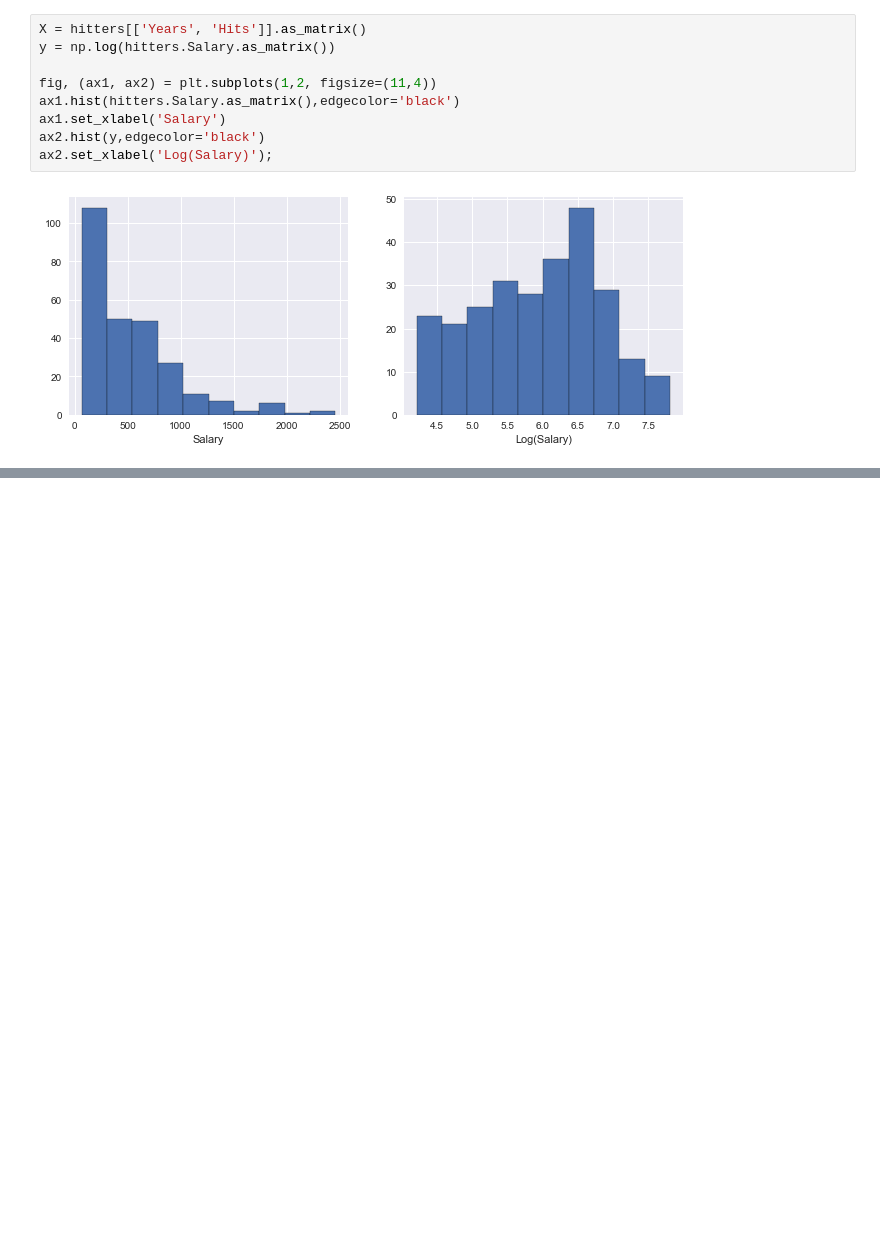
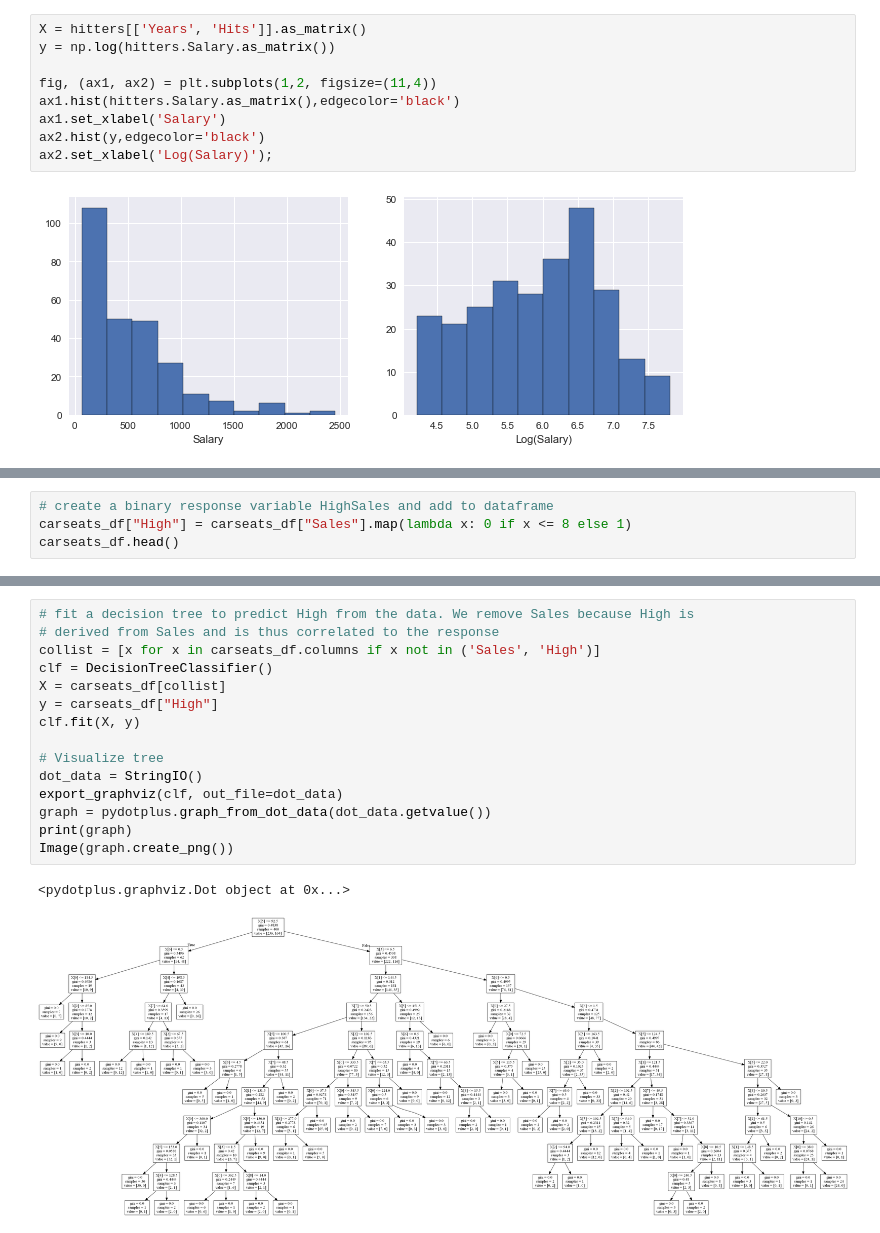
Before and after one commit to kuatroka/ISLR, a Jupyter notebook: SA - ISLR book chapter 8.ipynb, the cells around one changed output, grey strips where cells are left out. Drawn from its saved outputs; the diff is of its cells as text; blank space fills up the shorter version.

```diff
--- a/SA - ISLR book chapter 8.ipynb
+++ b/SA - ISLR book chapter 8.ipynb
@@ -78,0 +127,4 @@ graph = print_tree(regr, features=['Years', 'Hits'])
+# %%
+# create a binary response variable HighSales and add to dataframe
+carseats_df["High"] = carseats_df["Sales"].map(lambda x: 0 if x <= 8 else 1)
+carseats_df.head()
@@ -78,0 +138,18 @@ graph = print_tree(regr, features=['Years', 'Hits'])
+# %%
+# fit a decision tree to predict High from the data. We remove Sales because High is
+# derived from Sales and is thus correlated to the response
+collist = [x for x in carseats_df.columns if x not in ('Sales', 'High')]
+clf = DecisionTreeClassifier()
+X = carseats_df[collist]
+y = carseats_df["High"]
+clf.fit(X, y)
+
+# Visualize tree
+dot_data = StringIO()
+export_graphviz(clf, out_file=dot_data)
+graph = pydotplus.graph_from_dot_data(dot_data.getvalue())
+print(graph)
+Image(graph.create_png())
+# %% [output]
+<pydotplus.graphviz.Dot object at 0x...>
+[figure, added]
```
Also changed, not shown: parts of 15 cells of this notebook.
